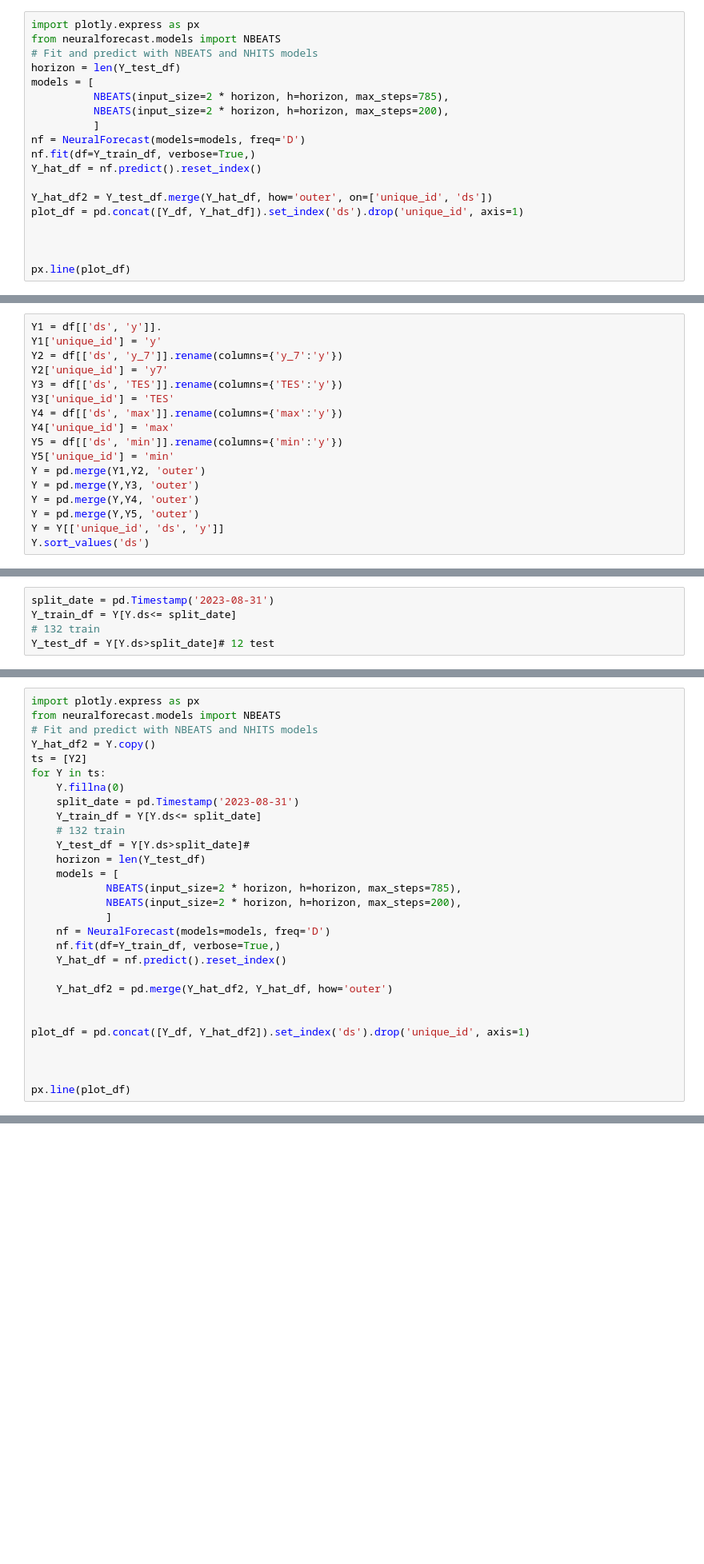
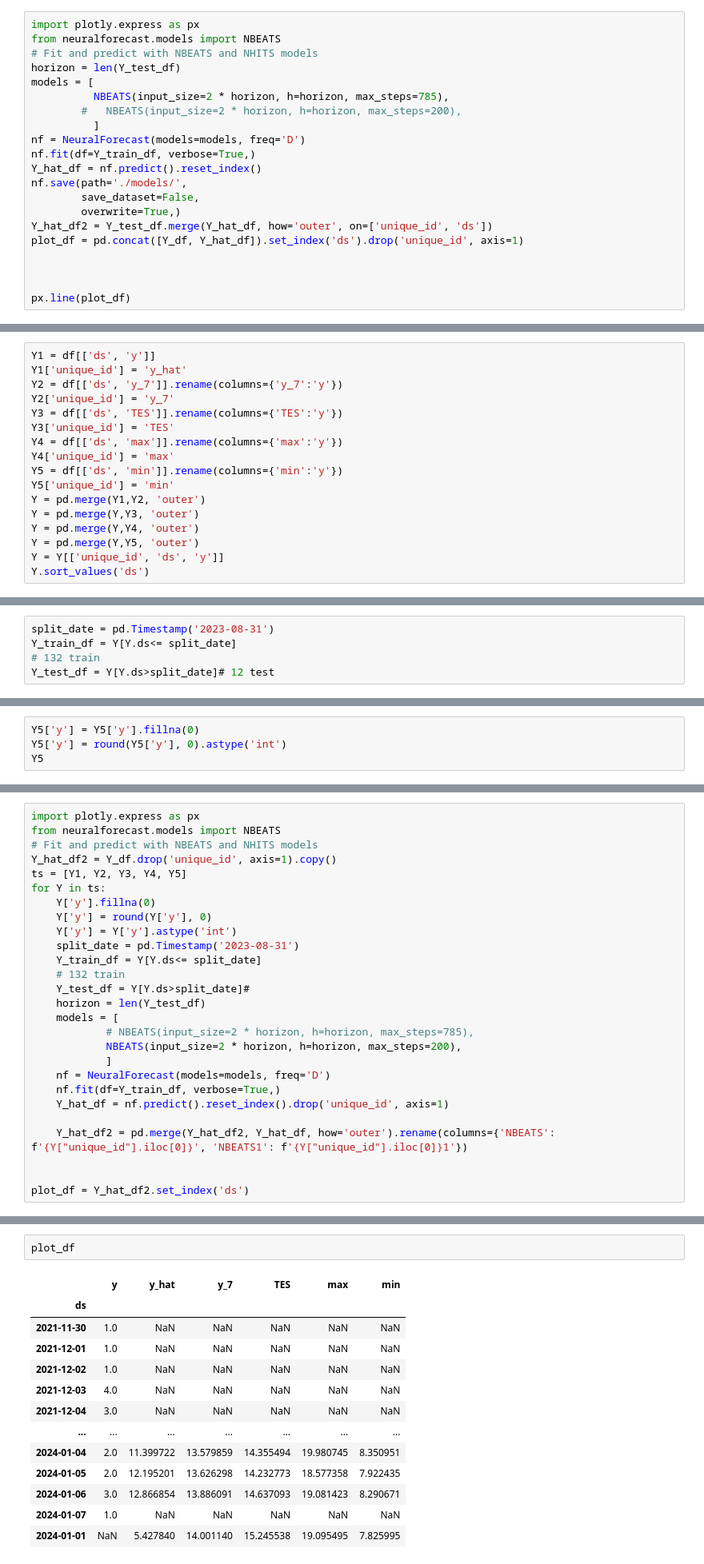
Before and after one commit to adrienB134/Qualiextra, a Jupyter notebook: model_adrien.ipynb, the cells around one changed output, grey strips where cells are left out. Shown at 80% size. Cells and saved outputs as stored; diff of their text form; blank space fills up the shorter version.

```diff
--- a/model_adrien.ipynb
+++ b/model_adrien.ipynb
@@ -170,12 +170,14 @@ from neuralforecast.models import NBEATS
 horizon = len(Y_test_df)
 models = [
           NBEATS(input_size=2 * horizon, h=horizon, max_steps=785),
-          NBEATS(input_size=2 * horizon, h=horizon, max_steps=200),
+        #   NBEATS(input_size=2 * horizon, h=horizon, max_steps=200),
           ]
 nf = NeuralForecast(models=models, freq='D')
 nf.fit(df=Y_train_df, verbose=True,)
 Y_hat_df = nf.predict().reset_index()
-
+nf.save(path='./models/',
+        save_dataset=False,
+        overwrite=True,)
 Y_hat_df2 = Y_test_df.merge(Y_hat_df, how='outer', on=['unique_id', 'ds'])
 plot_df = pd.concat([Y_df, Y_hat_df]).set_index('ds').drop('unique_id', axis=1)
 
@@ -214,10 +215,10 @@ fig['data'][4]['line']['color']="black"
 fig.update_layout(hovermode="x unified")
 fig.show()
 # %%
-Y1 = df[['ds', 'y']].
-Y1['unique_id'] = 'y'
+Y1 = df[['ds', 'y']]
+Y1['unique_id'] = 'y_hat'
 Y2 = df[['ds', 'y_7']].rename(columns={'y_7':'y'})
-Y2['unique_id'] = 'y7'
+Y2['unique_id'] = 'y_7'
 Y3 = df[['ds', 'TES']].rename(columns={'TES':'y'})
 Y3['unique_id'] = 'TES'
 Y4 = df[['ds', 'max']].rename(columns={'max':'y'})
@@ -255,0 +253,4 @@ Y2
+# %%
+Y5['y'] = Y5['y'].fillna(0)
+Y5['y'] = round(Y5['y'], 0).astype('int')
+Y5
@@ -257,30 +272,28 @@ Y2
 import plotly.express as px
 from neuralforecast.models import NBEATS
 # Fit and predict with NBEATS and NHITS models
-Y_hat_df2 = Y.copy()
-ts = [Y2]
+Y_hat_df2 = Y_df.drop('unique_id', axis=1).copy()
+ts = [Y1, Y2, Y3, Y4, Y5]
 for Y in ts:
-    Y.fillna(0)
+    Y['y'].fillna(0)
+    Y['y'] = round(Y['y'], 0)
+    Y['y'] = Y['y'].astype('int')
     split_date = pd.Timestamp('2023-08-31')
     Y_train_df = Y[Y.ds<= split_date]
     # 132 train
     Y_test_df = Y[Y.ds>split_date]#
     horizon = len(Y_test_df)
     models = [
-            NBEATS(input_size=2 * horizon, h=horizon, max_steps=785),
+            # NBEATS(input_size=2 * horizon, h=horizon, max_steps=785),
             NBEATS(input_size=2 * horizon, h=horizon, max_steps=200),
             ]
     nf = NeuralForecast(models=models, freq='D')
     nf.fit(df=Y_train_df, verbose=True,)
-    Y_hat_df = nf.predict().reset_index()
+    Y_hat_df = nf.predict().reset_index().drop('unique_id', axis=1)
 
-    Y_hat_df2 = pd.merge(Y_hat_df2, Y_hat_df, how='outer')
+    Y_hat_df2 = pd.merge(Y_hat_df2, Y_hat_df, how='outer').rename(columns={'NBEATS': f'{Y["unique_id"].iloc[0]}', 'NBEATS1': f'{Y["unique_id"].iloc[0]}1'})
 
 
-plot_df = pd.concat([Y_df, Y_hat_df2]).set_index('ds').drop('unique_id', axis=1)
-
-
-
-px.line(plot_df)
+plot_df = Y_hat_df2.set_index('ds')
 # %% [output]
 Seed set to 1
@@ -303,0 +304,16 @@ Y_hat_df
+# %%
+plot_df
+# %% [output]
+|  | y | y_hat | y_7 | TES | max | min |
+| ds |  |  |  |  |  |  |
+| 2021-11-30 | 1.0 | NaN | NaN | NaN | NaN | NaN |
+| 2021-12-01 | 1.0 | NaN | NaN | NaN | NaN | NaN |
+| 2021-12-02 | 1.0 | NaN | NaN | NaN | NaN | NaN |
+| 2021-12-03 | 4.0 | NaN | NaN | NaN | NaN | NaN |
+| 2021-12-04 | 3.0 | NaN | NaN | NaN | NaN | NaN |
+| ... | ... | ... | ... | ... | ... | ... |
+| 2024-01-04 | 2.0 | 11.399722 | 13.579859 | 14.355494 | 19.980745 | 8.350951 |
+| 2024-01-05 | 2.0 | 12.195201 | 13.626298 | 14.232773 | 18.577358 | 7.922435 |
+| 2024-01-06 | 3.0 | 12.866854 | 13.886091 | 14.637093 | 19.081423 | 8.290671 |
+| 2024-01-07 | 1.0 | NaN | NaN | NaN | NaN | NaN |
+| 2024-01-01 | NaN | 5.427840 | 14.001140 | 15.245538 | 19.095495 | 7.825995 |
```
Also changed, not shown: parts of 8 cells of this notebook, 1 other file.
